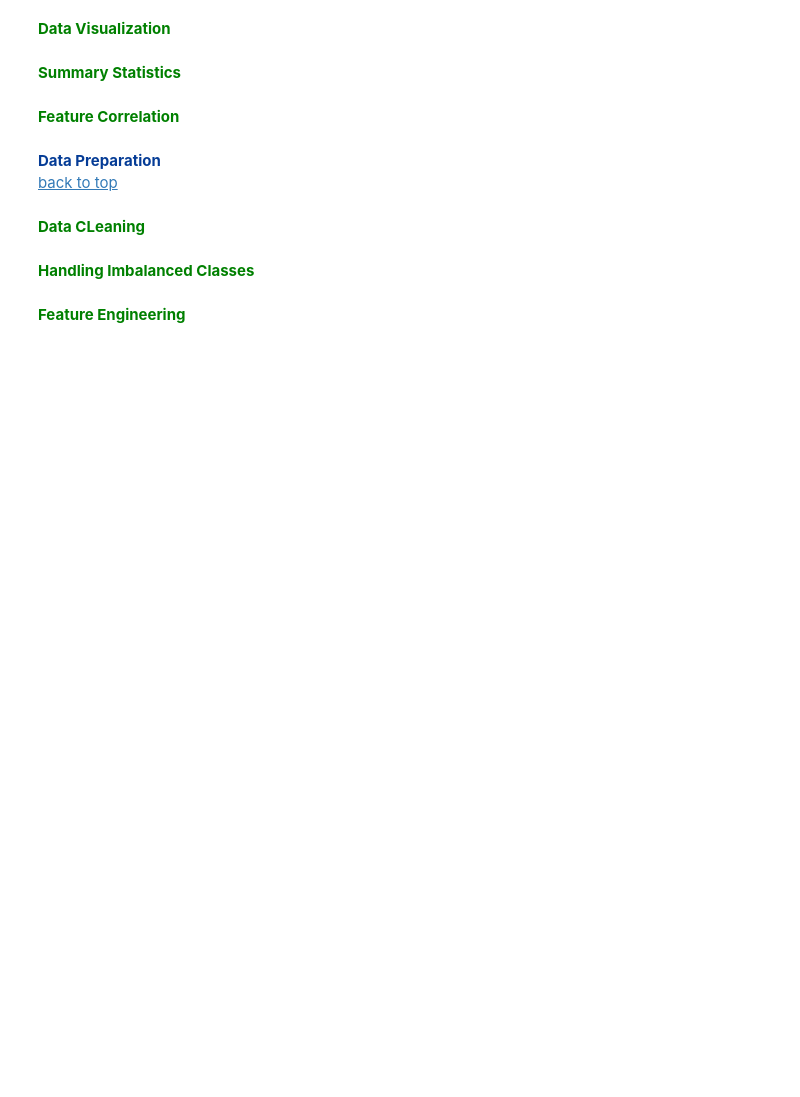
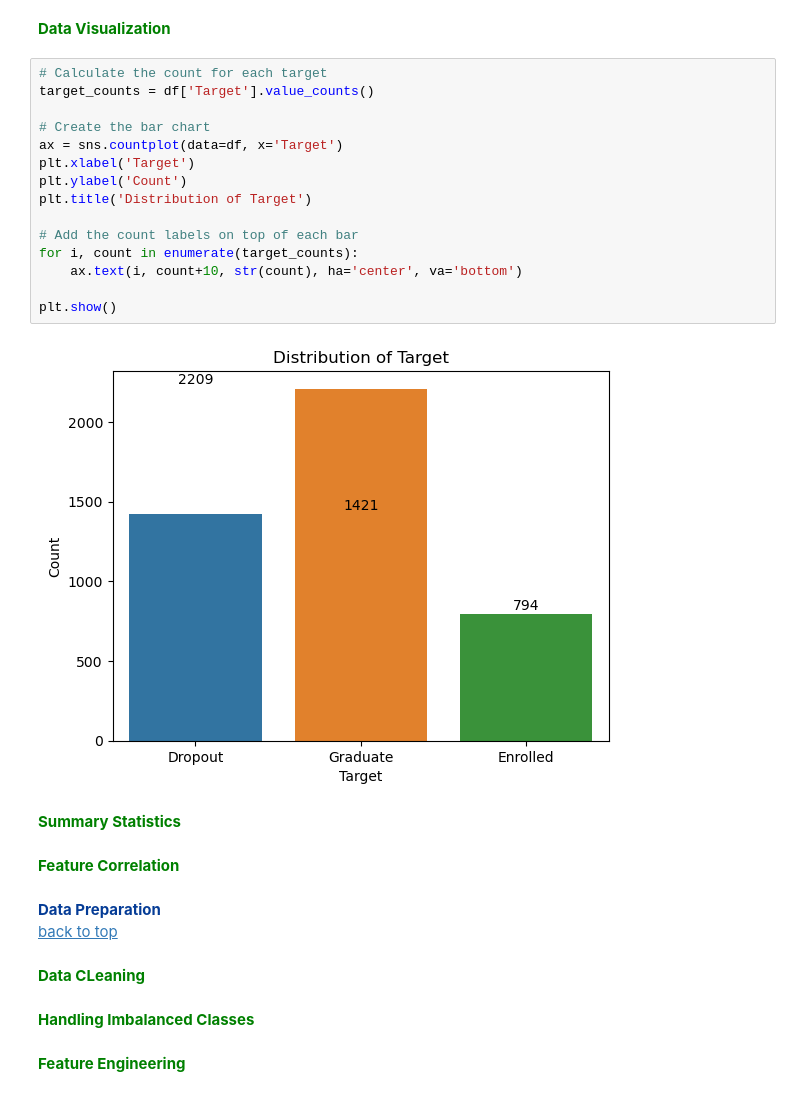
Before and after one commit to omar-kabeer/forecasting-academic-trajectories, a Jupyter notebook: notebooks/notebook.ipynb, the cells around one changed output. Drawn from its saved outputs; the diff is of its cells as text; blank space fills up the shorter version.

```diff
--- a/notebooks/notebook.ipynb
+++ b/notebooks/notebook.ipynb
@@ -347,6 +615,23 @@ Name: Previous qualification, dtype: int64
 # %% [markdown]
 <a id='data-visualization'></a>
 <font size="+0" color='green'><b> Data Visualization</b></font>
+# %%
+# Calculate the count for each target
+target_counts = df['Target'].value_counts()
+
+# Create the bar chart
+ax = sns.countplot(data=df, x='Target')
+plt.xlabel('Target')
+plt.ylabel('Count')
+plt.title('Distribution of Target')
+
+# Add the count labels on top of each bar
+for i, count in enumerate(target_counts):
+    ax.text(i, count+10, str(count), ha='center', va='bottom')
+
+plt.show()
+# %% [output]
+[figure, added]
 # %% [markdown]
 <a id='summary-statistics'></a>
 <font size="+0" color='green'><b> Summary Statistics</b></font>
```
Also changed, not shown: parts of 12 cells of this notebook.
